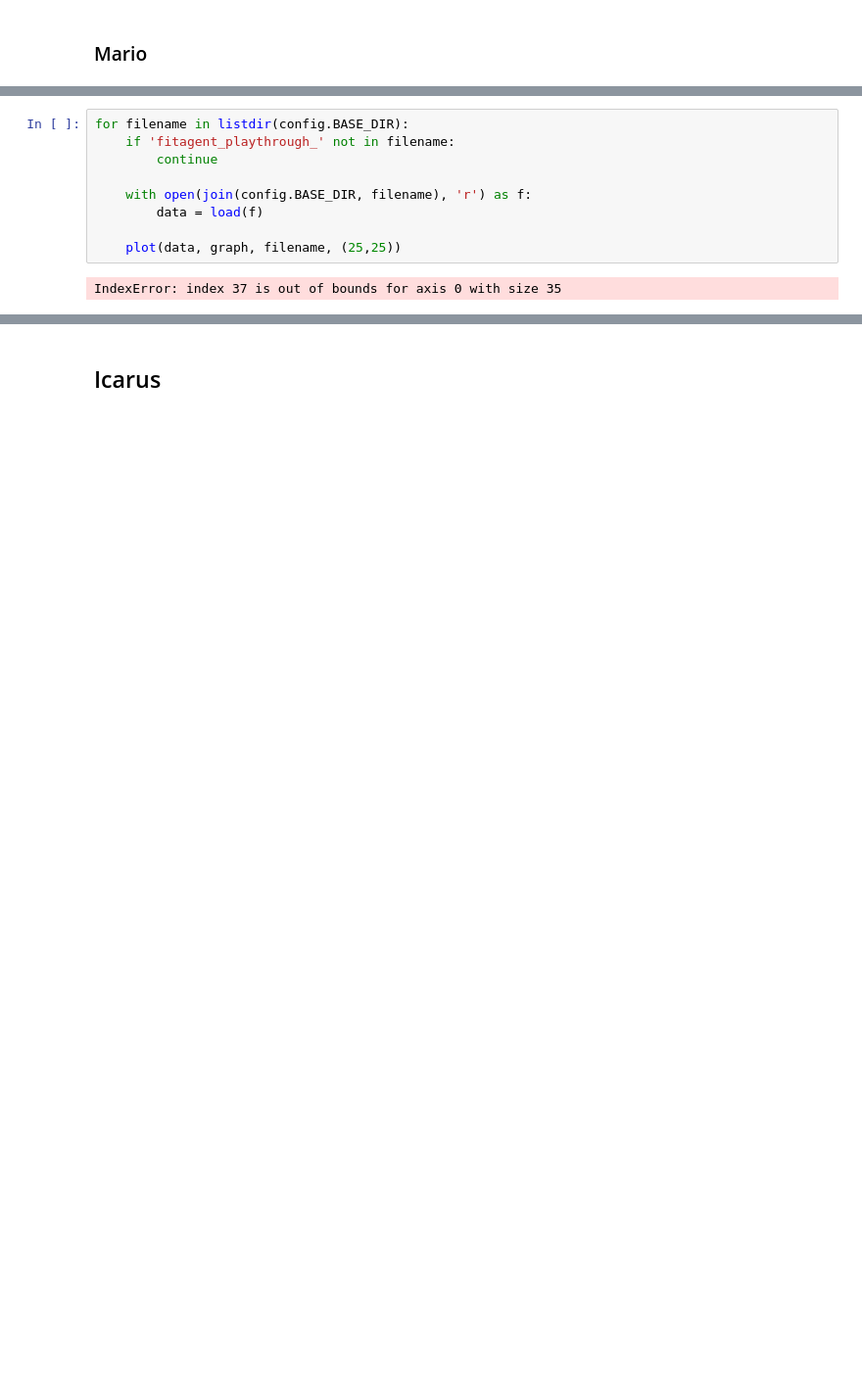
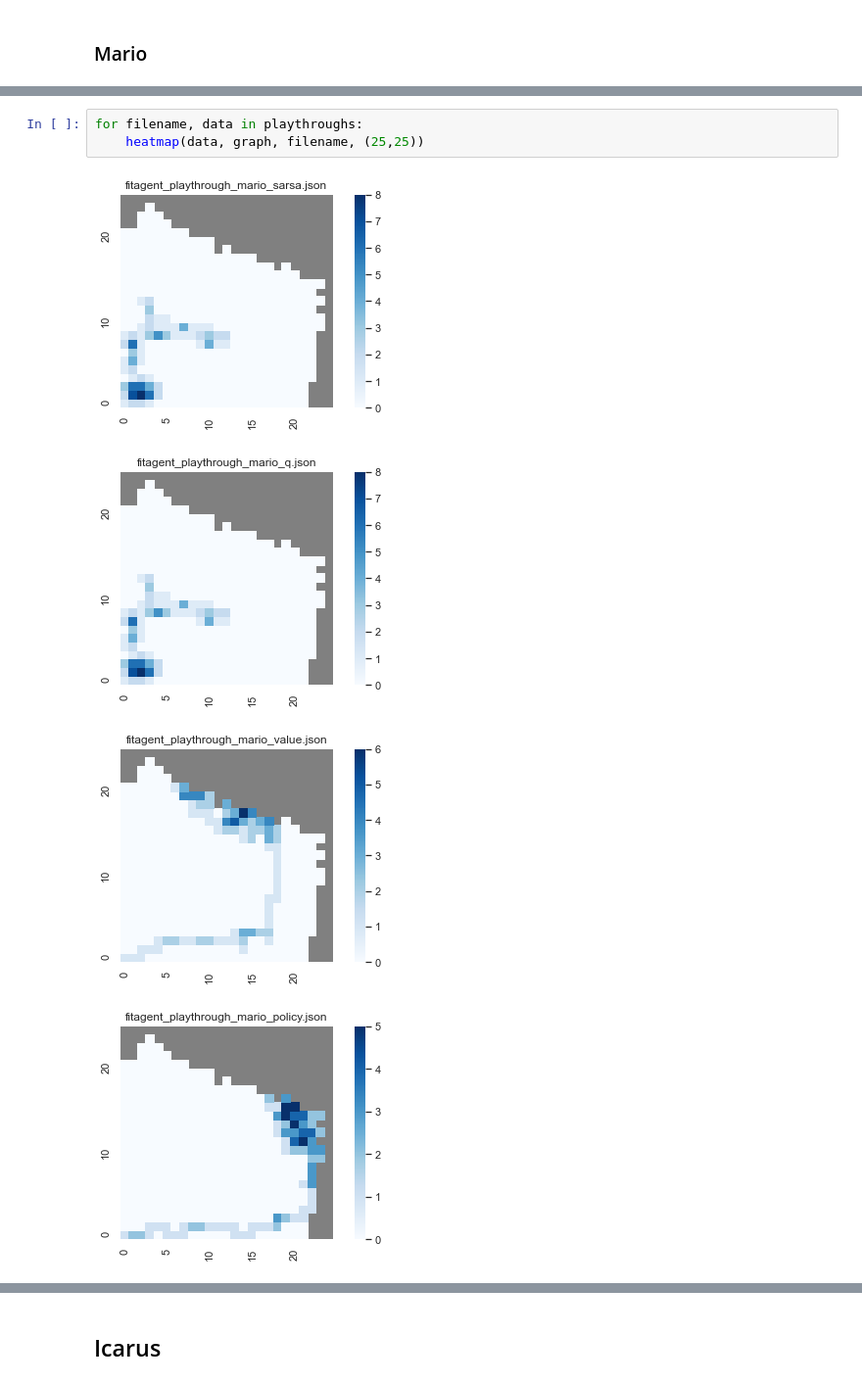
Before and after one commit to crowdgames/mdp-level-assembly, a Jupyter notebook: Analysis.ipynb, the cells around one changed output, grey strips where cells are left out. Shown at 98% size. Drawn from its saved outputs; the diff is of its cells as text; blank space fills up the shorter version.

```diff
--- a/Analysis.ipynb
+++ b/Analysis.ipynb
@@ -87,13 +120,10 @@ graph = Utility.get_graph(config.BASE_DIR, config.TRANSPOSE, True)
 # %% [output]
 Loading links from: ./GramElitesData/MarioData/gram_elites/links_True.json
 # %%
-for filename in listdir(config.BASE_DIR):
-    if 'fitagent_playthrough_' not in filename:
-        continue
-
-    with open(join(config.BASE_DIR, filename), 'r') as f:
-        data = load(f)
-
-    plot(data, graph, filename, (25,25))
+for filename, data in playthroughs:
+    heatmap(data, graph, filename, (25,25))
 # %% [output]
-IndexError: index 37 is out of bounds for axis 0 with size 35
+[figure, added]
+[figure, added]
+[figure, added]
+[figure, added]
```
Also changed, not shown: parts of 13 cells of this notebook, 4 other files.
